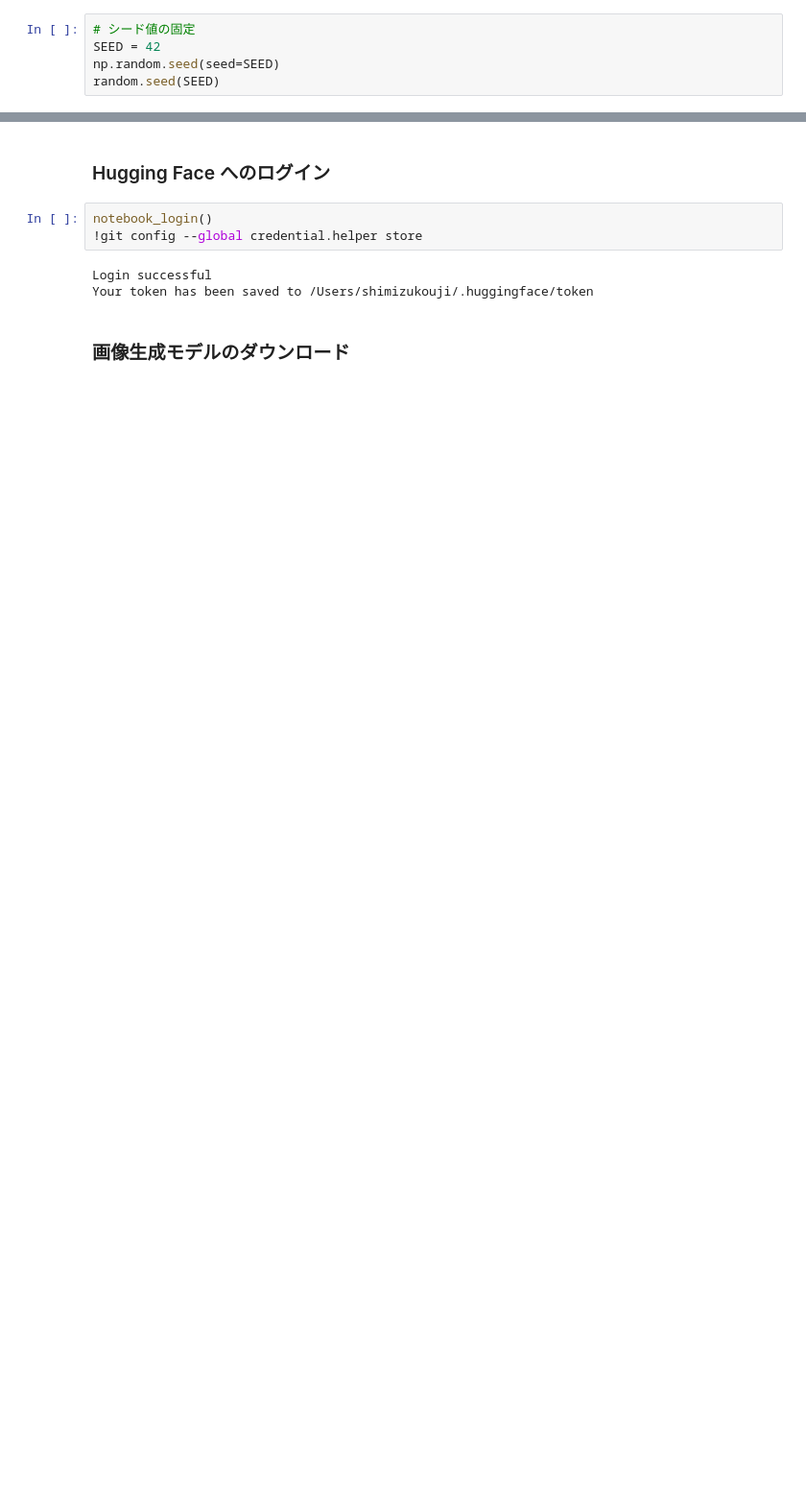
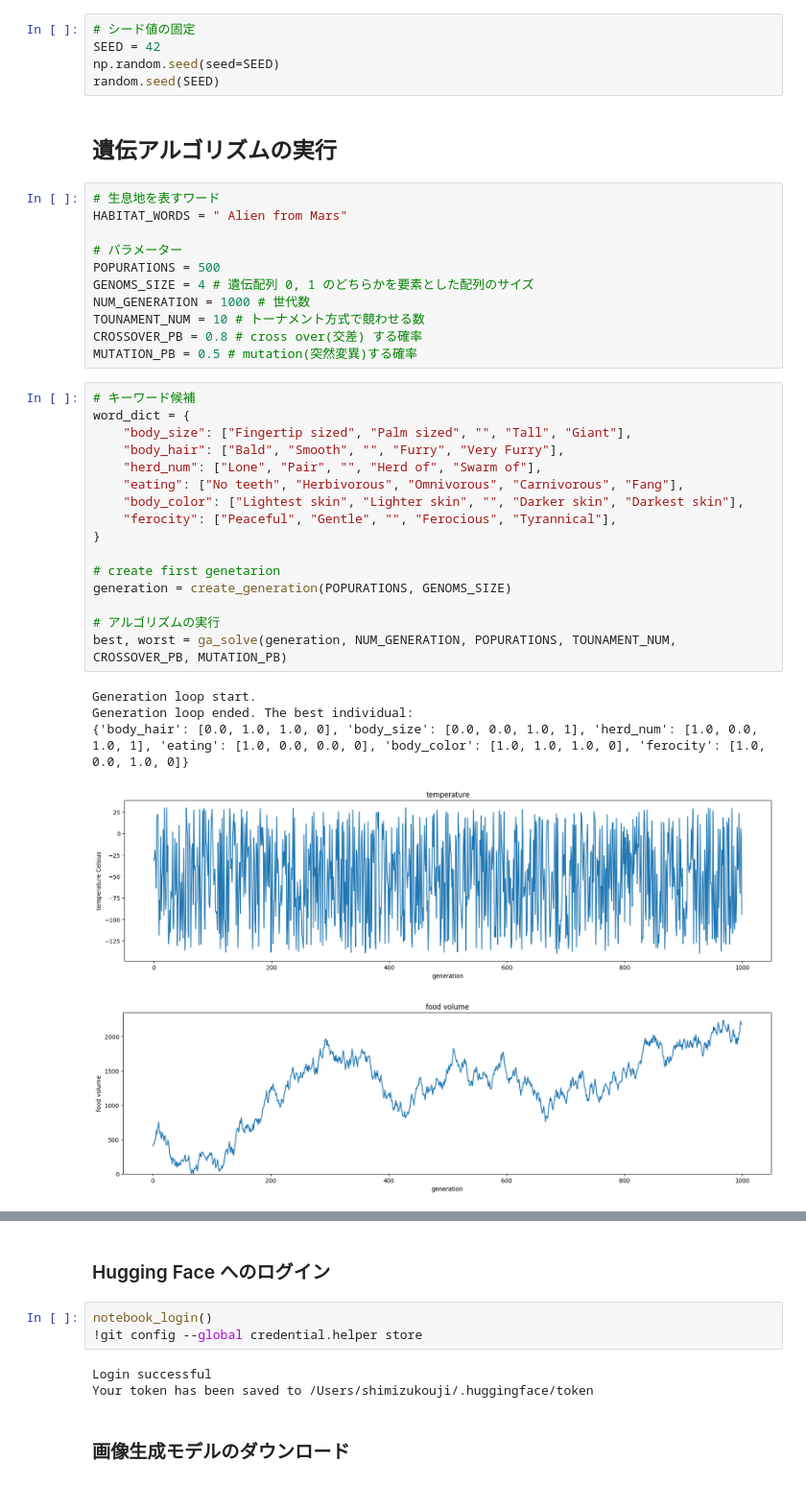
Before and after one commit to KJMAN678/space_app, a Jupyter notebook: stable_diffusion_cpu.ipynb, the cells around one changed output, grey strips where cells are left out. Shown at 96% size. Saved outputs shown, nothing was run; the diff lists cells and outputs as text; blank space fills up the shorter version.

```diff
--- a/stable_diffusion_cpu.ipynb
+++ b/stable_diffusion_cpu.ipynb
@@ -26,3 +16,38 @@ Generation loop ended. The best individual:
 SEED = 42
 np.random.seed(seed=SEED)
 random.seed(SEED)
+# %% [markdown]
+## 遺伝アルゴリズムの実行
+# %%
+# 生息地を表すワード
+HABITAT_WORDS = " Alien from Mars"
+
+# パラメーター
+POPURATIONS = 500
+GENOMS_SIZE = 4 # 遺伝配列 0, 1 のどちらかを要素とした配列のサイズ
+NUM_GENERATION = 1000 # 世代数
+TOUNAMENT_NUM = 10 # トーナメント方式で競わせる数
+CROSSOVER_PB = 0.8 # cross over(交差) する確率
+MUTATION_PB = 0.5 # mutation(突然変異)する確率
+# %%
+# キーワード候補
+word_dict = {
+    "body_size": ["Fingertip sized", "Palm sized", "", "Tall", "Giant"],
+    "body_hair": ["Bald", "Smooth", "", "Furry", "Very Furry"],
+    "herd_num":	["Lone", "Pair", "", "Herd of", "Swarm of"],
+    "eating": ["No teeth", "Herbivorous", "Omnivorous", "Carnivorous", "Fang"],
+    "body_color": ["Lightest skin", "Lighter skin", "", "Darker skin", "Darkest skin"],
+    "ferocity": ["Peaceful", "Gentle", "", "Ferocious", "Tyrannical"],
+}
+
+# create first genetarion
+generation = create_generation(POPURATIONS, GENOMS_SIZE)
+
+# アルゴリズムの実行
+best, worst = ga_solve(generation, NUM_GENERATION, POPURATIONS, TOUNAMENT_NUM, CROSSOVER_PB, MUTATION_PB)
+# %% [output]
+Generation loop start.
+Generation loop ended. The best individual:
+{'body_hair': [0.0, 1.0, 1.0, 0], 'body_size': [0.0, 0.0, 1.0, 1], 'herd_num': [1.0, 0.0, 1.0, 1], 'eating': [1.0, 0.0, 0.0, 0], 'body_color': [1.0, 1.0, 1.0, 0], 'ferocity': [1.0, 0.0, 1.0, 0]}
+[figure, added]
+[figure, added]
```
Also changed, not shown: parts of 9 cells of this notebook, 3 other files.
